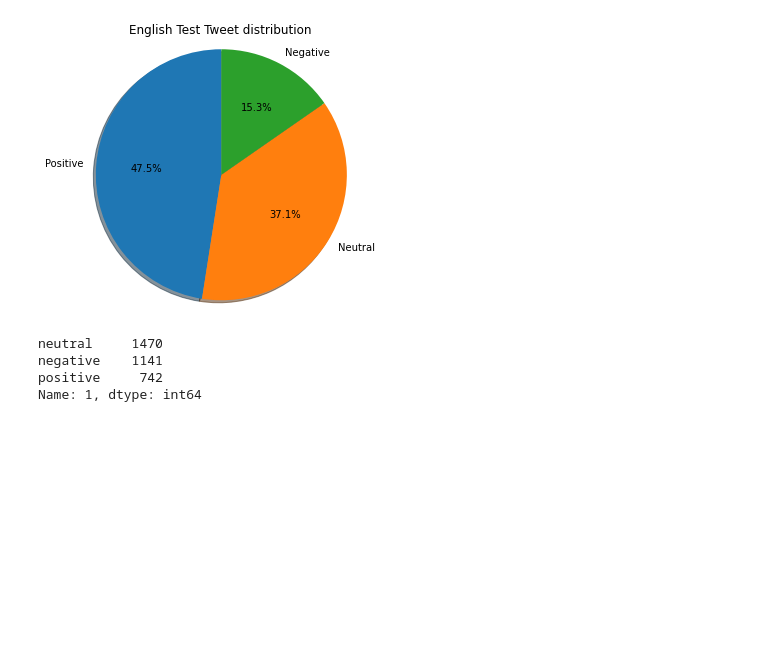
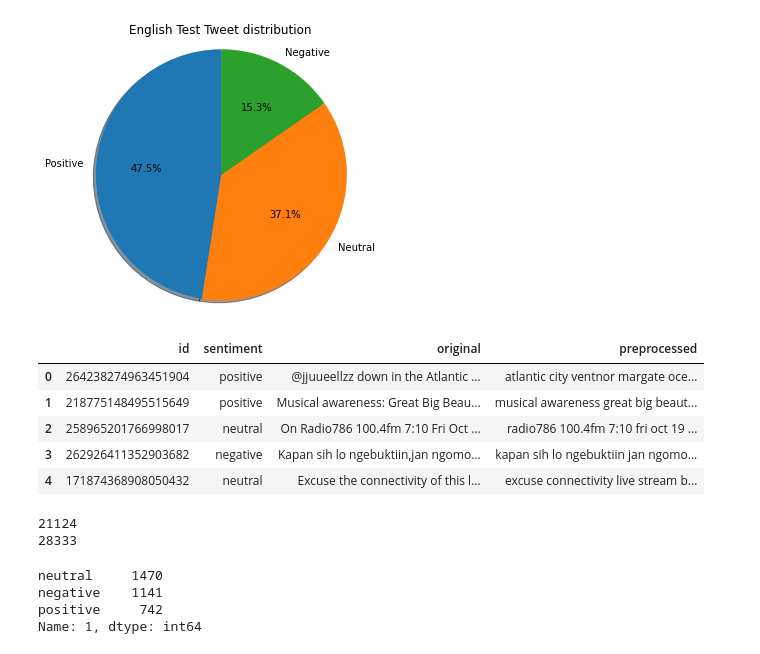
Before and after one commit to alt113/CS505-Spring-MultiLingual-Twitter-Classification, a Jupyter notebook: data-preprocessing.ipynb, the cells around one changed output. Cells and saved outputs as stored; diff of their text form; code cells hidden in the pictures; blank space fills up the shorter version.

```diff
--- a/data-preprocessing.ipynb
+++ b/data-preprocessing.ipynb
@@ -67,6 +73,24 @@ positive    10554
 negative     4357
 Name: 1, dtype: int64
 [figure]
+# %%
+# en_test_tweet_df = en_test_tweet_df.drop(columns=[3]) # there is a weird extra column in the test set, dropped that
+en_test_tweet_df.columns = ['id', 'sentiment', 'original', 'preprocessed']
+en_test_tweet_df = en_test_tweet_df.drop_duplicates(subset=['id'])
+en_test_tweet_df.head()
+# %% [output]
+|  | id | sentiment | original | preprocessed |
+| 0 | 264238274963451904 | positive | @jjuueellzz down in the Atlantic ... | atlantic city ventnor margate oce... |
+| 1 | 218775148495515649 | positive | Musical awareness: Great Big Beau... | musical awareness great big beaut... |
+| 2 | 258965201766998017 | neutral | On Radio786 100.4fm 7:10 Fri Oct ... | radio786 100.4fm 7:10 fri oct 19 ... |
+| 3 | 262926411352903682 | negative | Kapan sih lo ngebuktiin,jan ngomo... | kapan sih lo ngebuktiin jan ngomo... |
+| 4 | 171874368908050432 | neutral | Excuse the connectivity of this l... | excuse connectivity live stream b... |
+# %%
+print(len(en_train_tweet_df))
+print(len(en_test_tweet_df))
+# %% [output]
+21124
+28333
 # %%
 ar_test_tweet_df = format_tweet_data_frame(ar_tweets_root_path, ar_test_tweets_files)
 values = ar_test_tweet_df[1].value_counts()
```
Also changed, not shown: parts of 7 cells of this notebook, 2 other files.
